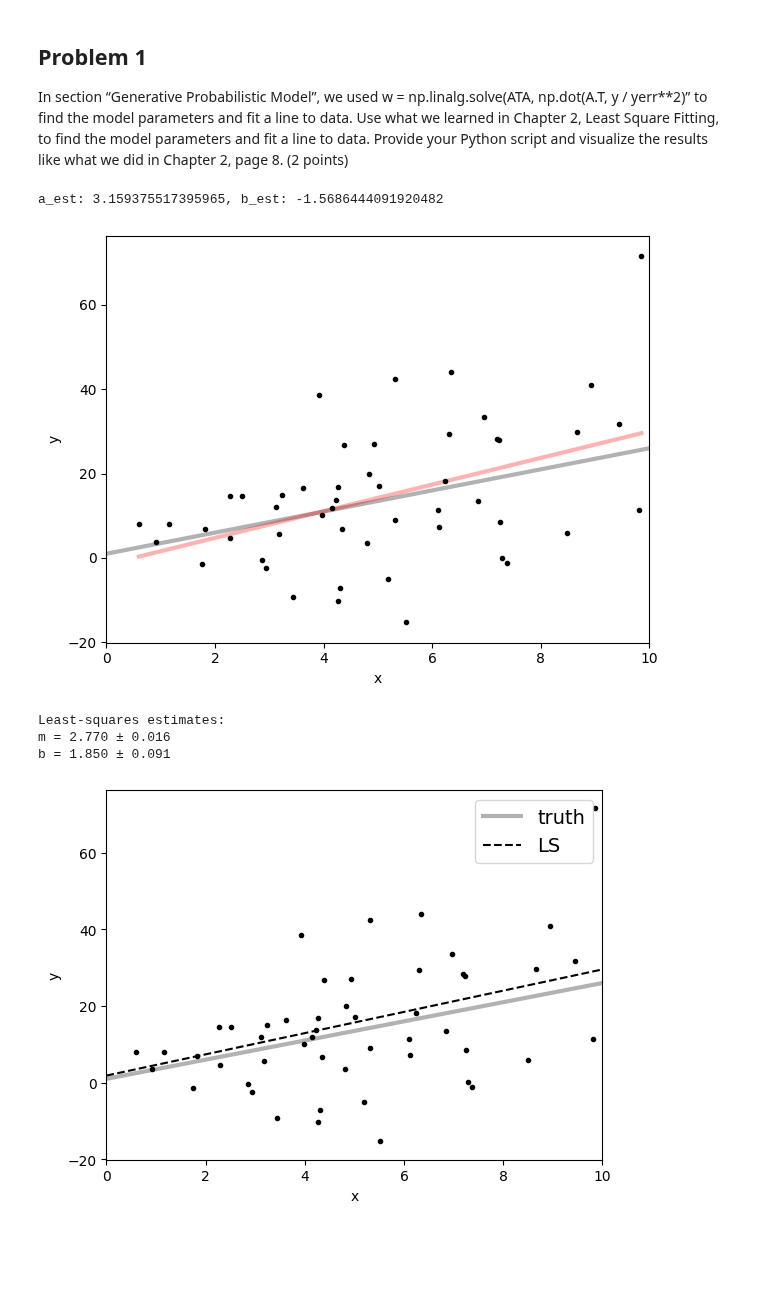
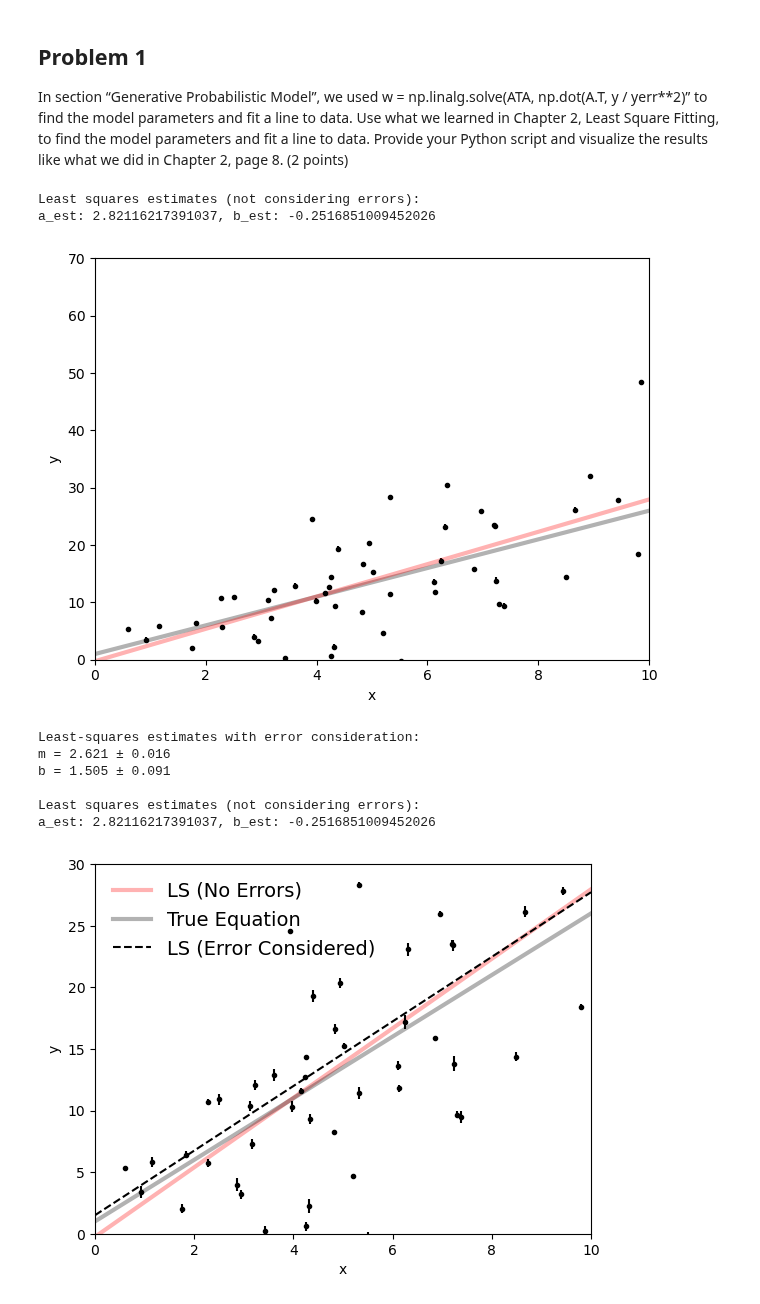
Before and after one commit to bKeungAuyeung/MSTA-HW4, a Jupyter notebook: bAuyeung_L4_MSTA.ipynb, the cells around one changed output. Saved outputs shown, nothing was run; the diff lists cells and outputs as text; code cells hidden in the pictures; blank space fills up the shorter version.

```diff
--- a/bAuyeung_L4_MSTA.ipynb
+++ b/bAuyeung_L4_MSTA.ipynb
@@ -355,22 +355,16 @@ np.random.seed(123)
 # Choose the "true" parameters.
 m_true = 2.5
 b_true = 1
-f_true = 1
+f_true = 0.5
 
 # Generate some synthetic data from the model.
 N = 50
 x = np.sort(10 * np.random.rand(N))
 yerr = 0.1 + 0.5 * np.random.rand(N)
-# print(f'y_err: {yerr}')
 
 y = m_true * x + b_true
-# print(f'first y: {y}')
-# plt.plot(x, y, '.', color = 'blue')
 y += np.abs(f_true * y) * np.random.randn(N)
-# plt.plot(x, y, '.', color = 'red')
-# print(f'second y: {y}')
 y += yerr * np.random.randn(N)
-# print(f'third y: {y}')
 
 plt.errorbar(x, y, yerr=yerr, fmt=".k", capsize=0)
 x0 = np.linspace(0, 10, 500)
@@ -385,34 +379,53 @@ xy_mean = np.mean(x * y)
 x_squared_mean = np.mean(x**2)
 a_est = (xy_mean - x_mean * y_mean) / (x_squared_mean - x_mean**2)
 b_est = y_mean - a_est * x_mean
+print("Least squares estimates (not considering errors):")
 print(f"a_est: {a_est}, b_est: {b_est}")
 
-plt.plot(x, a_est * x + b_est, "r", alpha=0.3, lw=3)
+plt.plot(x0, a_est * x0 + b_est, "r", alpha=0.3, lw=3)
+plt.ylim(0,70)
 
 # Show the figure
 plt.tight_layout()
 # %% [output]
-a_est: 3.159375517395965, b_est: -1.5686444091920482
+Least squares estimates (not considering errors):
+a_est: 2.82116217391037, b_est: -0.2516851009452026
-[figure, old version]
+[figure, new version]
 # %%
 A = np.vander(x, 2)
 C = np.diag(yerr * yerr)
 ATA = np.dot(A.T, A / (yerr**2)[:, None])
 cov = np.linalg.inv(ATA)
 w = np.linalg.solve(ATA, np.dot(A.T, y / yerr**2))
-print("Least-squares estimates:")
+print("Least-squares estimates with error consideration:")
 print("m = {0:.3f} ± {1:.3f}".format(w[0], np.sqrt(cov[0, 0])))
 print("b = {0:.3f} ± {1:.3f}".format(w[1], np.sqrt(cov[1, 1])))
+print()
+
+x_mean = np.mean(x)
+y_mean = np.mean(y)
+xy_mean = np.mean(x * y)
+x_squared_mean = np.mean(x**2)
+a_est = (xy_mean - x_mean * y_mean) / (x_squared_mean - x_mean**2)
+b_est = y_mean - a_est * x_mean
+print("Least squares estimates (not considering errors):")
+print(f"a_est: {a_est}, b_est: {b_est}")
+
+plt.plot(x0, a_est * x0 + b_est, "r", alpha=0.3, lw=3, label= "LS (No Errors)")
 
 plt.errorbar(x, y, yerr=yerr, fmt=".k", capsize=0)
-plt.plot(x0, m_true * x0 + b_true, "k", alpha=0.3, lw=3, label="truth")
-plt.plot(x0, np.dot(np.vander(x0, 2), w), "--k", label="LS")
-plt.legend(fontsize=14)
+plt.plot(x0, m_true * x0 + b_true, "k", alpha=0.3, lw=3, label="True Equation")
+plt.plot(x0, np.dot(np.vander(x0, 2), w), "--k", label="LS (Error Considered)")
+plt.legend(fontsize=14, frameon=False)
 plt.xlim(0, 10)
+plt.ylim(0, 30)
 plt.xlabel("x")
 plt.ylabel("y");
 # %% [output]
-Least-squares estimates:
-m = 2.770 ± 0.016
-b = 1.850 ± 0.091
+Least-squares estimates with error consideration:
+m = 2.621 ± 0.016
+b = 1.505 ± 0.091
+
+Least squares estimates (not considering errors):
+a_est: 2.82116217391037, b_est: -0.2516851009452026
-[figure, old version]
+[figure, new version]
```
Also changed, not shown: parts of 10 cells of this notebook.
